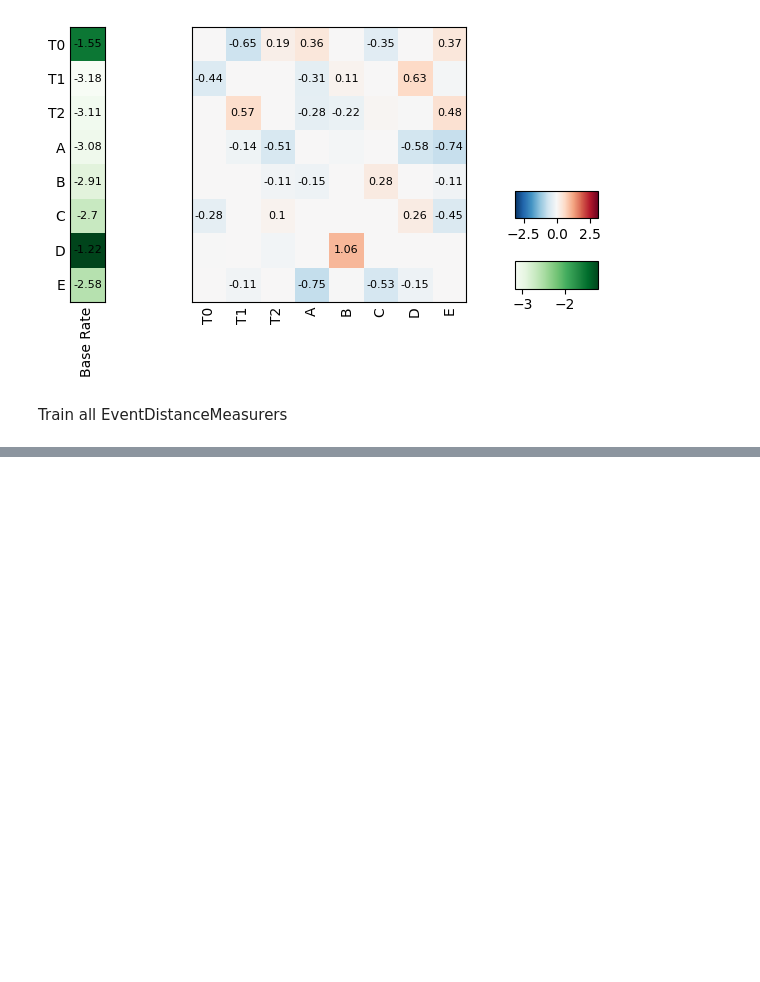
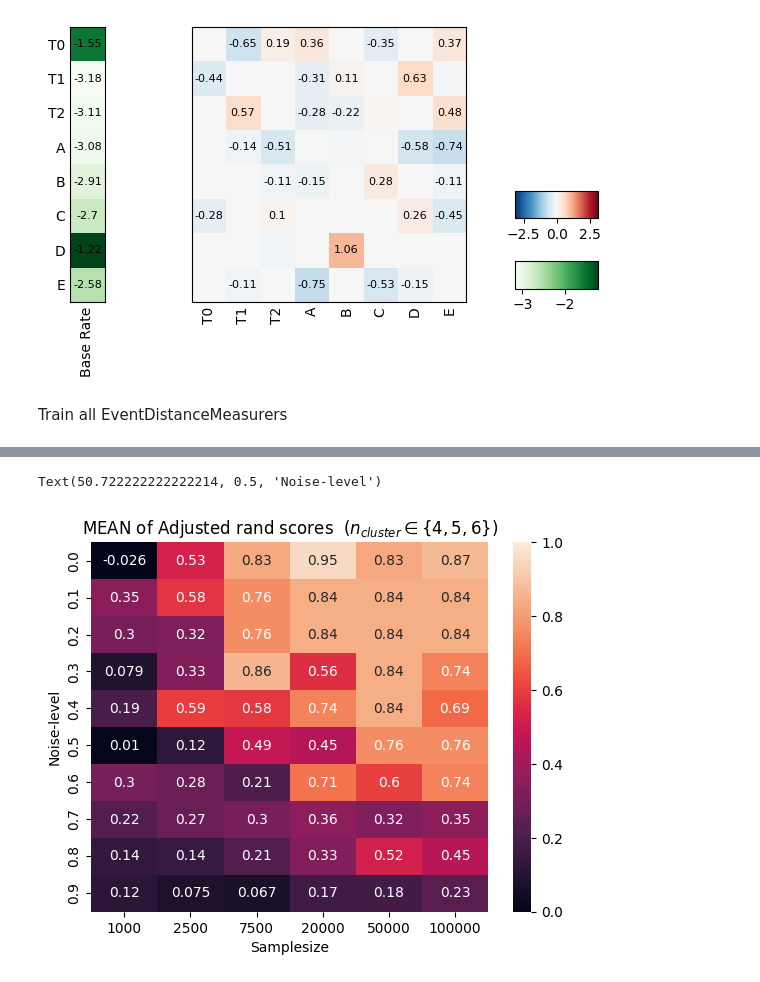
Before and after one commit to MichaelBonart/BachelorThesis, a Jupyter notebook: src/noise_comparison.ipynb, the cells around one changed output, grey strips where cells are left out. Cells and saved outputs as stored; diff of their text form; code cells hidden in the pictures; blank space fills up the shorter version.

```diff
--- a/src/noise_comparison.ipynb
+++ b/src/noise_comparison.ipynb
@@ -87,0 +88,23 @@ KeyboardInterrupt:
+# %%
+for row in all_dist_measurers:
+    for dist_measurer in row:
+        dist_measurer.compute_distance_matrix(edm.DIST.OFFDIAG_L1_SYM)
+# %%
+all_linkages=[[scipy.cluster.hierarchy.linkage(dist_measurer._dist_mat, method="single") for dist_measurer in row] for row in all_dist_measurers]
+all_cut_trees=[[[np.concatenate(scipy.cluster.hierarchy.cut_tree(linkage, n_clusters=n_clusters)) for n_clusters in [4,5,6]] for linkage in row] for row in all_linkages]
+# %%
+from sklearn.metrics.cluster import adjusted_rand_score
+
+cluster_solution=np.concatenate([[i]*c_size for i, c_size in enumerate(given_clustersizes)])
+
+all_ar_scores=[[[adjusted_rand_score(cluster_solution,cut_tree) for cut_tree in l] for l in row] for row in all_cut_trees]
+all_mean_ar_scores=[[np.mean(l) for l in row] for row in all_ar_scores]
+all_max_ar_scores=[[np.max(l) for l in row] for row in all_ar_scores]
+# %%
+sns.heatmap(all_mean_ar_scores,vmin=0,vmax=1, xticklabels=sample_sizes, yticklabels=noise_levels, annot=True)
+plt.title("MEAN of Adjusted rand scores  $(n_{cluster} \in \{4,5,6\})$")
+plt.xlabel("Samplesize")
+plt.ylabel("Noise-level")
+# %% [output]
+Text(50.722222222222214, 0.5, 'Noise-level')
+[figure, added]
```
Also changed, not shown: parts of 3 cells of this notebook, 4 other files.
